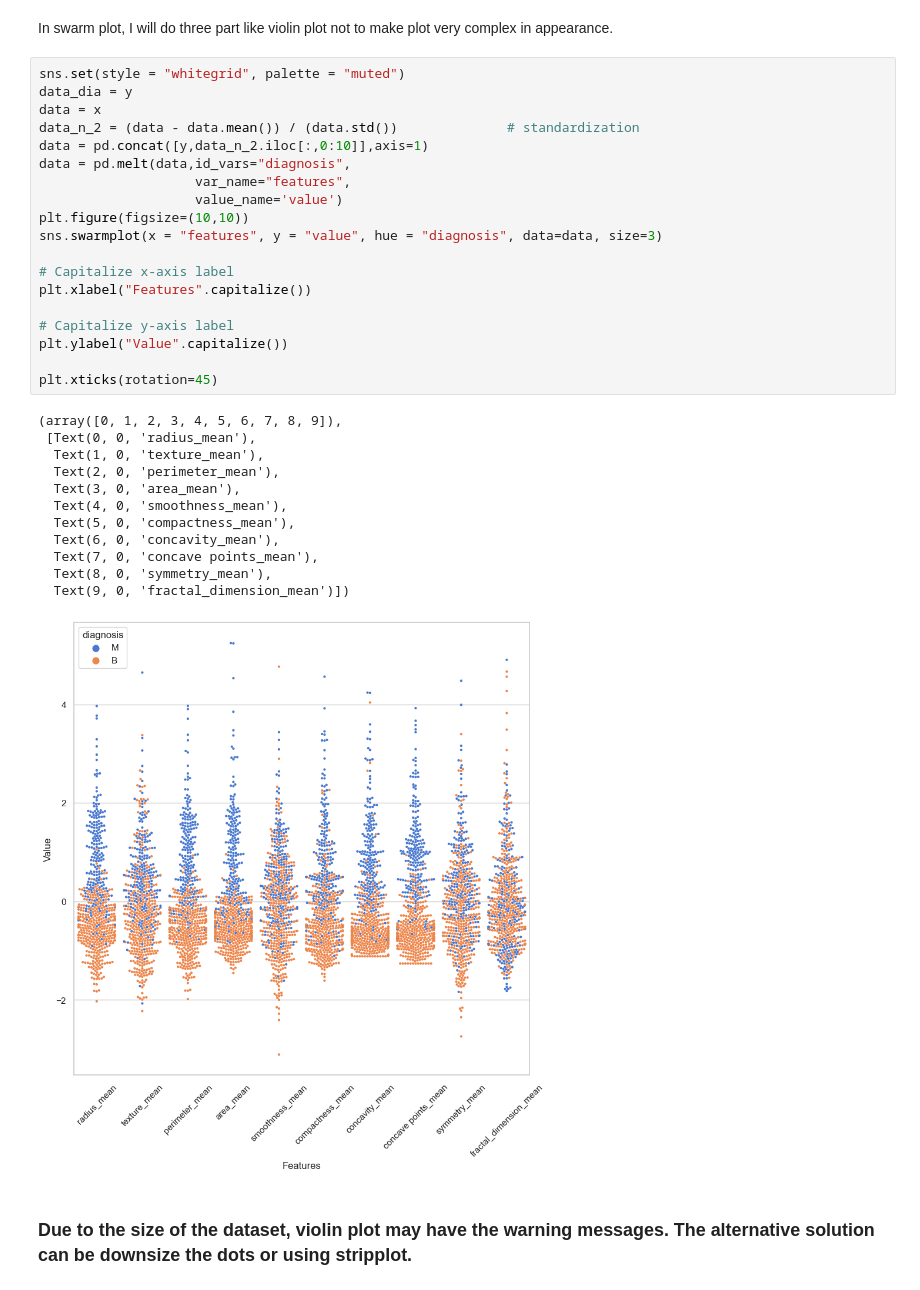
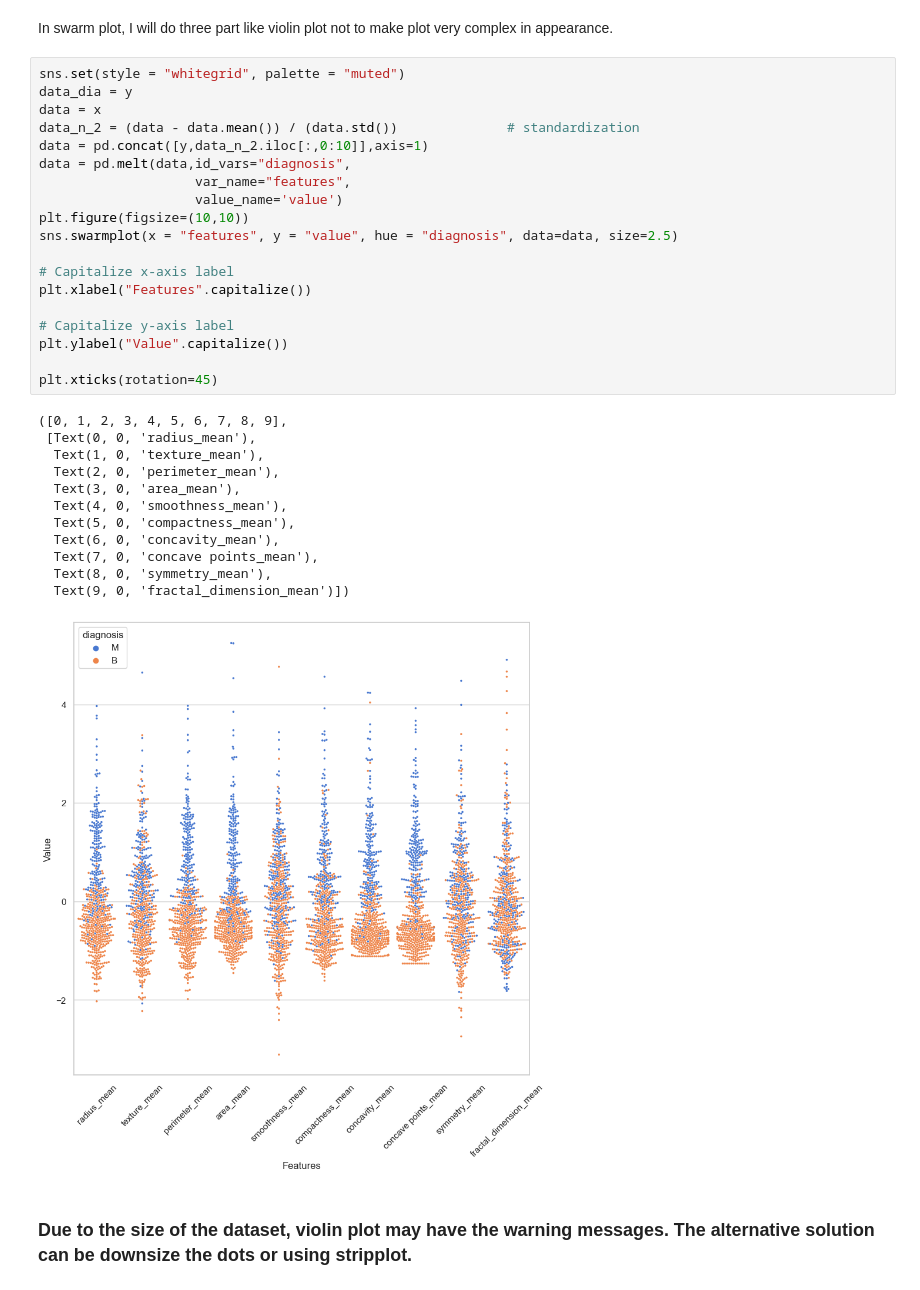
Before and after one commit to jzy0040/PythonIntroAndDataModeling, a Jupyter notebook: notebooks/BAN7201DataVisualization/StorytellingWithDataVisualization.ipynb, the cells around one changed output. Saved outputs shown, nothing was run; the diff lists cells and outputs as text.

```diff
--- a/notebooks/BAN7201DataVisualization/StorytellingWithDataVisualization.ipynb
+++ b/notebooks/BAN7201DataVisualization/StorytellingWithDataVisualization.ipynb
@@ -276,35 +279,35 @@ In swarm plot, I will do three part like violin plot not to make plot very compl
 # %%
 sns.set(style = "whitegrid", palette = "muted")
 data_dia = y
 data = x
 data_n_2 = (data - data.mean()) / (data.std())              # standardization
 data = pd.concat([y,data_n_2.iloc[:,0:10]],axis=1)
 data = pd.melt(data,id_vars="diagnosis",
                     var_name="features",
                     value_name='value')
 plt.figure(figsize=(10,10))
-sns.swarmplot(x = "features", y = "value", hue = "diagnosis", data=data, size=3)
+sns.swarmplot(x = "features", y = "value", hue = "diagnosis", data=data, size=2.5)
 
 # Capitalize x-axis label
 plt.xlabel("Features".capitalize())
 
 # Capitalize y-axis label
 plt.ylabel("Value".capitalize())
 
 plt.xticks(rotation=45)
 # %% [output]
-(array([0, 1, 2, 3, 4, 5, 6, 7, 8, 9]),
+([0, 1, 2, 3, 4, 5, 6, 7, 8, 9],
  [Text(0, 0, 'radius_mean'),
   Text(1, 0, 'texture_mean'),
   Text(2, 0, 'perimeter_mean'),
   Text(3, 0, 'area_mean'),
   Text(4, 0, 'smoothness_mean'),
   Text(5, 0, 'compactness_mean'),
   Text(6, 0, 'concavity_mean'),
   Text(7, 0, 'concave points_mean'),
   Text(8, 0, 'symmetry_mean'),
   Text(9, 0, 'fractal_dimension_mean')])
-[figure, old version]
+[figure, new version]
 # %% [markdown]
 ### Due to the size of the dataset, violin plot may have the warning messages. The alternative solution can be downsize the dots or using stripplot.
 # %%
```
Also changed, not shown: parts of 12 cells of this notebook, 4 other files.
